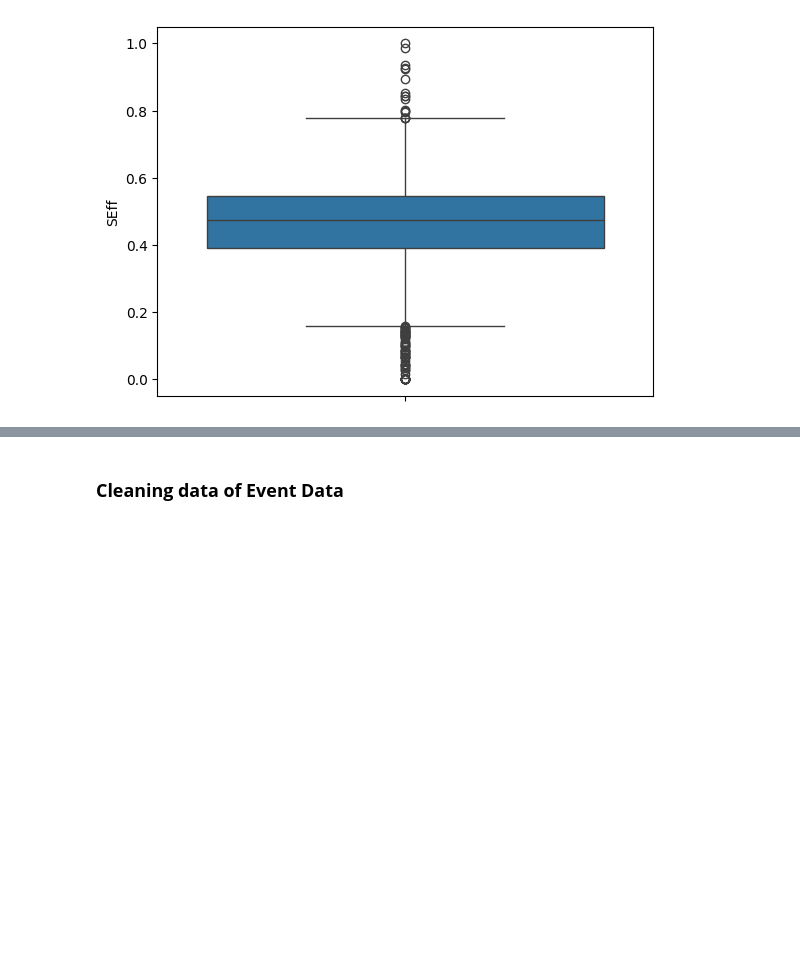
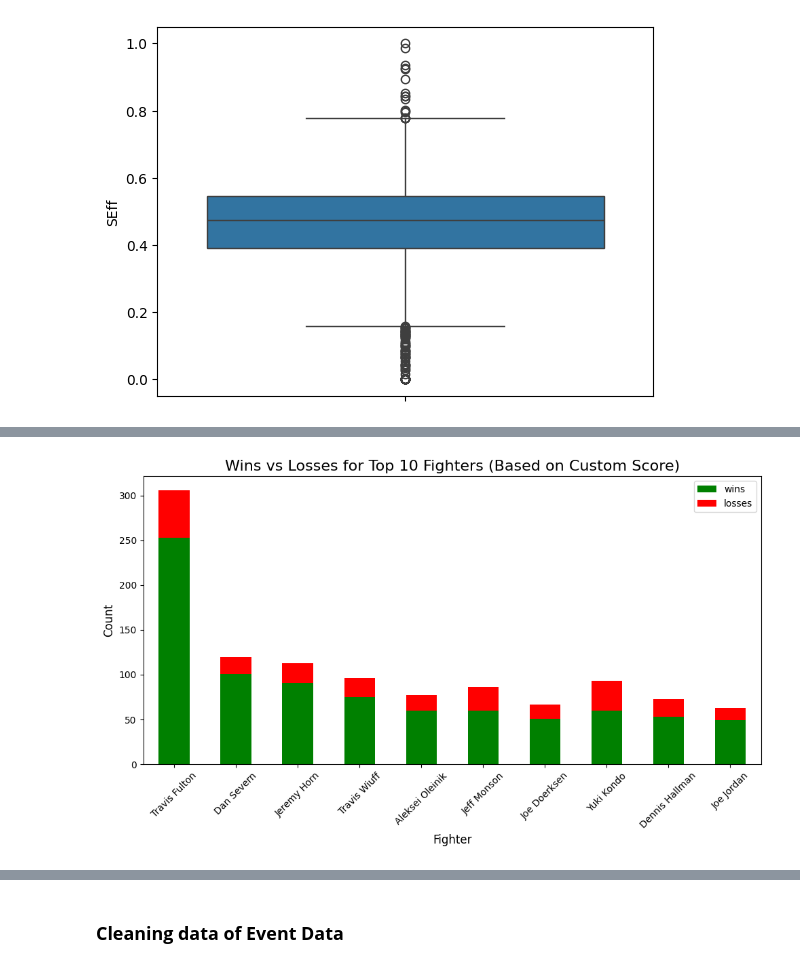
Before and after one commit to kaushalsingh01/UFC-Performance-Metrics-Analysis, a Jupyter notebook: Notebooks/ufc_eda.ipynb, the cells around one changed output, grey strips where cells are left out. Saved outputs shown, nothing was run; the diff lists cells and outputs as text; code cells hidden in the pictures; blank space fills up the shorter version.

```diff
--- a/Notebooks/ufc_eda.ipynb
+++ b/Notebooks/ufc_eda.ipynb
@@ -341,0 +391,23 @@ dtype: int64
+# %%
+# Calculate a custom score based on both wins and win ratio
+fighter_data["custom_score"] = fighter_data["wins"] * fighter_data["win_rto"]
+
+# Sort by custom score and get the top 10 fighters
+fighter_stats = (
+    fighter_data[["name", "wins", "losses", "win_rto", "custom_score"]]
+    .sort_values(by="custom_score", ascending=False)
+    .head(10)
+)
+
+# Plotting wins and losses
+fighter_stats.set_index("name")[["wins", "losses"]].plot(
+    kind="bar", stacked=True, figsize=(10, 6), color=["green", "red"]
+)
+plt.title("Wins vs Losses for Top 10 Fighters (Based on Custom Score)", fontsize=16)
+plt.xlabel("Fighter", fontsize=12)
+plt.ylabel("Count", fontsize=12)
+plt.xticks(rotation=45)
+plt.tight_layout()
+plt.show()
+# %% [output]
+[figure, added]
```
Also changed, not shown: parts of 17 cells of this notebook.
